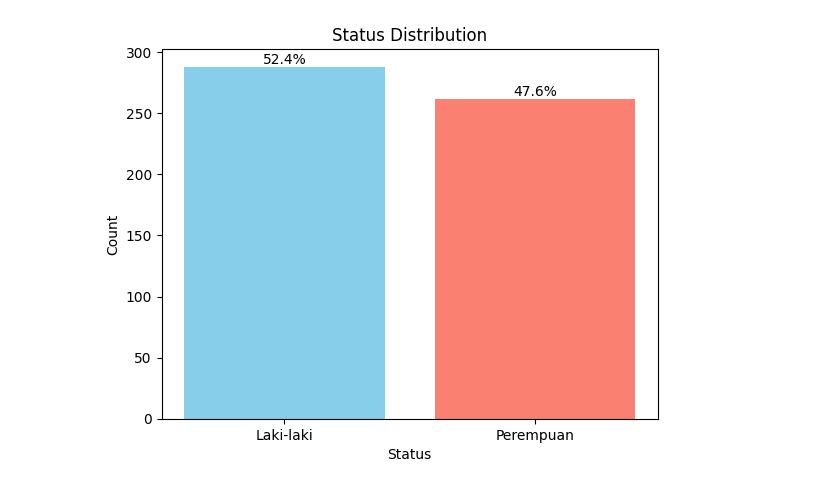
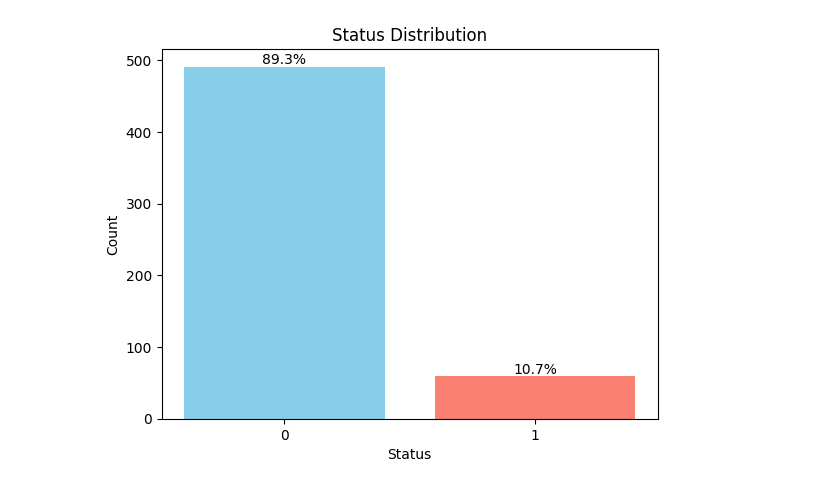
Before and after one commit to januwarby/stuntingKemranjen, a Jupyter notebook: stuntingKemranjen.ipynb, the cells around one changed output. Cells and saved outputs as stored; diff of their text form; code cells hidden in the pictures.

```diff
--- a/stuntingKemranjen.ipynb
+++ b/stuntingKemranjen.ipynb
@@ -111,0 +107,2 @@ df_cleaned = df.dropna()
+# %%
+df.dropna(inplace=True)
@@ -111,0 +129,3 @@ df_cleaned = df.dropna()
+# %%
+df['JenisKelamin'] = df['JenisKelamin'].replace({'Laki-laki': 1, 'Perempuan': 0})
+df['Status'] = df['Status'].replace({'stunting': 1, 'tidak stunting': 0})
@@ -111,0 +168,3 @@ df_cleaned = df.dropna()
+# %%
+columns_to_drop = ['NamaBaduta', 'KodeSampel', 'Alamat', 'RT', 'RW', 'NamaAyah', 'NamaIbu','TanggalLahir','TanggalUkur','JumlahAnggotaKeluarga','JmlhAnggotaKeluargaBekerja','PersenPengeluaranPangan']
+df_cleaned = df.drop(columns_to_drop, axis=1)
@@ -155,3 +219,0 @@ memory usage: 174.2+ KB
-# %%
-df_cleaned['JenisKelamin'] = df_cleaned['JenisKelamin'].replace({'Laki-laki': 1, 'Perempuan': 0})
-df_cleaned['Status'] = df_cleaned['Status'].replace({'stunting': 1, 'tidak stunting': 0})
@@ -240,27 +220,27 @@ df_cleaned.dropna()
 # %%
 # Menghitung persentase kategori dalam kolom "DEATH_EVENT"
-death_event_counts = df_clean['JenisKelamin'].value_counts()
+death_event_counts = df_cleaned['Status'].value_counts()
 percentages = death_event_counts * 100 / death_event_counts.sum()
 
 # Daftar warna untuk setiap kategori
 colors = ['skyblue', 'salmon']
 
 # Membuat diagram batang dengan warna yang berbeda
 fig, ax = plt.subplots()
 bars = ax.bar(death_event_counts.index.astype(str), death_event_counts, color=colors)
 
 # Menambahkan keterangan persentase di atas setiap batang
 for bar, percentage in zip(bars, percentages):
     height = bar.get_height()
     ax.text(bar.get_x() + bar.get_width() / 2, height,
             f'{percentage:.1f}%', ha='center', va='bottom')
 
 # Memberi judul diagram dan label sumbu
 ax.set_title('Status Distribution')
 ax.set_xlabel('Status')
 ax.set_ylabel('Count')
 
 # Menampilkan diagram
 plt.show()
 # %% [output]
-[figure, old version]
+[figure, new version]
```
Also changed, not shown: parts of 36 cells of this notebook, 3 other files.
